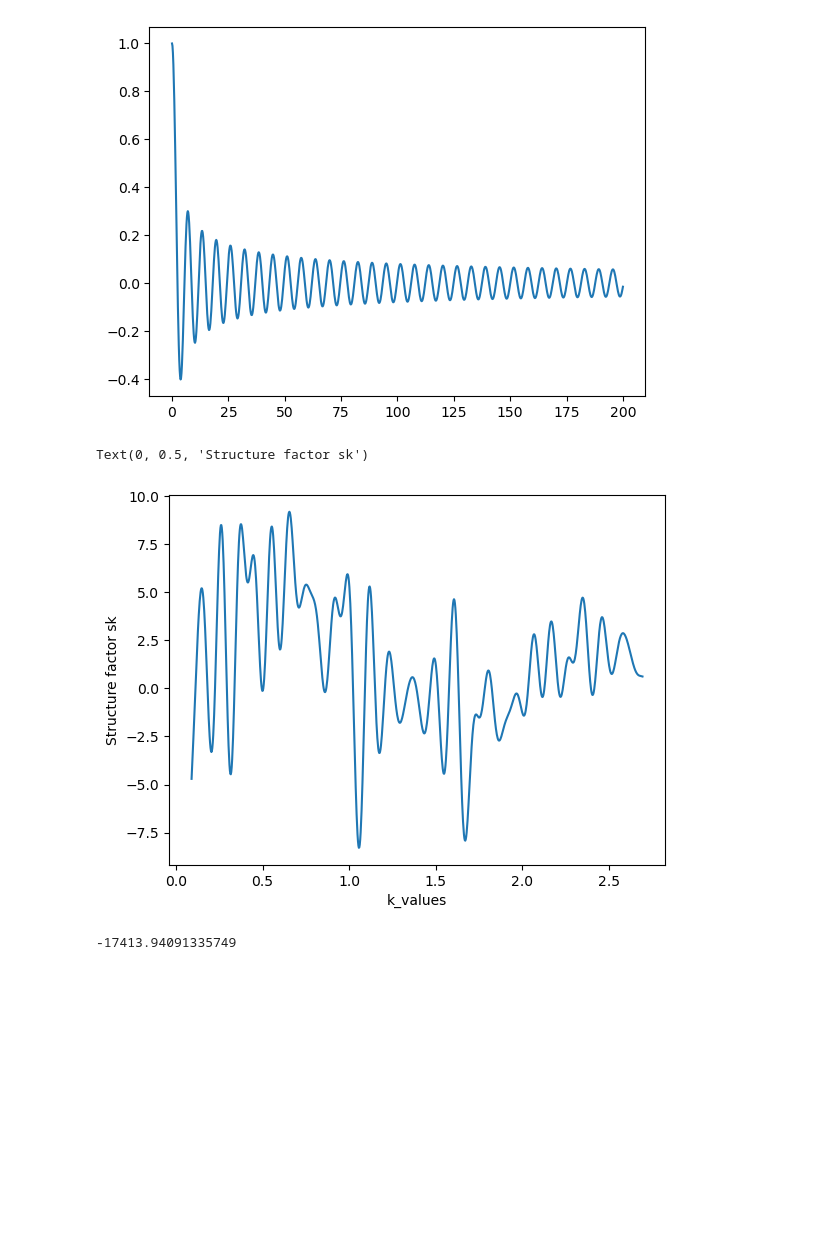
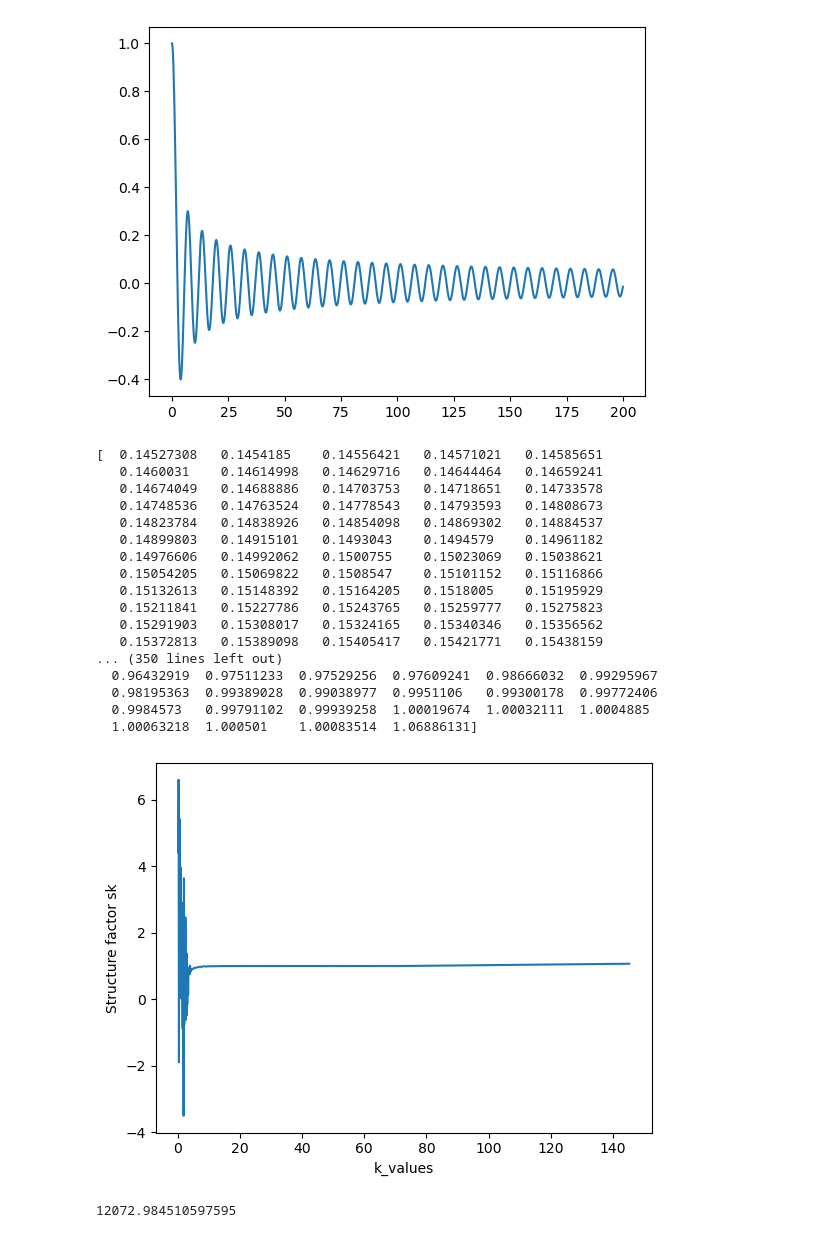
Before and after one commit to xianyang316/Hyperuniformity_simulation, a Jupyter notebook: code/calc_test.ipynb, the cells around one changed output. Drawn from its saved outputs; the diff is of its cells as text; code cells hidden in the pictures; blank space fills up the shorter version.

Commit message:
unstably_large_variance

```diff
--- a/code/calc_test.ipynb
+++ b/code/calc_test.ipynb
@@ -1,6 +1,6 @@
 # %%
 import numpy as np
-import math
+from scipy.interpolate import UnivariateSpline
 import matplotlib.pyplot as plt
 from scipy.special import j0, j1, gamma
 class Hyperuniform_helper:
@@ -36,6 +36,12 @@ class Hyperuniform_helper:
         gr[1:] = counts / (shell_volumes * self.bulk_density)
         return r_values, gr
 
+    def g_fit(self, r_data, g_data):
+        spline = UnivariateSpline(r_data, g_data, s=0)
+        r_fine = np.linspace(min(r_data), max(r_data), 1001)
+        g_spline = spline(r_fine)
+        return r_fine, g_spline
+
     def hankel_transform_2d(self, gr, r, k_values):
         hk = np.zeros(len(k_values))
         delta_r = np.diff(r)[0]
@@ -60,6 +66,6 @@ file_name = 'positions.txt'
 data = np.loadtxt(file_name)
 rho, box_length, volume_fraction = data[0]
 helper = Hyperuniform_helper(box_length/2, np.zeros(3), data[1:,], rho)
-r, gr = helper.calculate_radial_distribution(30, 2)
+r, gr = helper.calculate_radial_distribution(40, 2)
 print(helper.bulk_density)
 # %% [output]
@@ -78,0 +92,5 @@ plt.plot(r, r*(gr-1))
+# %%
+r_fit, g_fit = helper.g_fit(r, gr)
+plt.plot(r_fit, g_fit, 'r-', label="fitted")
+plt.plot(r, gr, label="original")
+plt.legend()
@@ -104,19 +132,36 @@ print(y[-1])
 -0.015437439930564947
 [figure]
 # %%
-k_values = np.linspace(2*np.pi/(box_length/2), 2*np.pi/r[1], 1001)
-sk = helper.hankel_transform_2d(gr, r, k_values)
+k_values = np.sort(2*np.pi/r_fit[1:])
+sk = helper.hankel_transform_2d(g_fit, r_fit, k_values)
 plt.plot(k_values, sk)
 plt.xlabel("k_values")
 plt.ylabel("Structure factor sk")
+print(k_values, sk)
 # %% [output]
-Text(0, 0.5, 'Structure factor sk')
+[  0.14527308   0.1454185    0.14556421   0.14571021   0.14585651
+   0.1460031    0.14614998   0.14629716   0.14644464   0.14659241
+   0.14674049   0.14688886   0.14703753   0.14718651   0.14733578
+   0.14748536   0.14763524   0.14778543   0.14793593   0.14808673
+   0.14823784   0.14838926   0.14854098   0.14869302   0.14884537
+   0.14899803   0.14915101   0.1493043    0.1494579    0.14961182
+   0.14976606   0.14992062   0.1500755    0.15023069   0.15038621
+   0.15054205   0.15069822   0.1508547    0.15101152   0.15116866
+   0.15132613   0.15148392   0.15164205   0.1518005    0.15195929
+   0.15211841   0.15227786   0.15243765   0.15259777   0.15275823
+   0.15291903   0.15308017   0.15324165   0.15340346   0.15356562
+   0.15372813   0.15389098   0.15405417   0.15421771   0.15438159
+... (350 lines left out)
+  0.96432919  0.97511233  0.97529256  0.97609241  0.98666032  0.99295967
+  0.98195363  0.99389028  0.99038977  0.9951106   0.99300178  0.99772406
+  0.9984573   0.99791102  0.99939258  1.00019674  1.00032111  1.0004885
+  1.00063218  1.000501    1.00083514  1.06886131]
-[figure, old version]
+[figure, new version]
 # %%
-variance_square=helper.variance_calculation_in_real_space(r, gr)
+variance_square=helper.variance_calculation_in_real_space(r_fit, g_fit)
 print(variance_square)
 # %% [output]
--17413.94091335749
+12072.984510597595
 # %%
 variance_square = helper.variance_calculations_in_reciprocal_space_2d(sk, k_values)
 print(variance_square)
```
Also changed, not shown: parts of 8 cells of this notebook, 2 other files.
